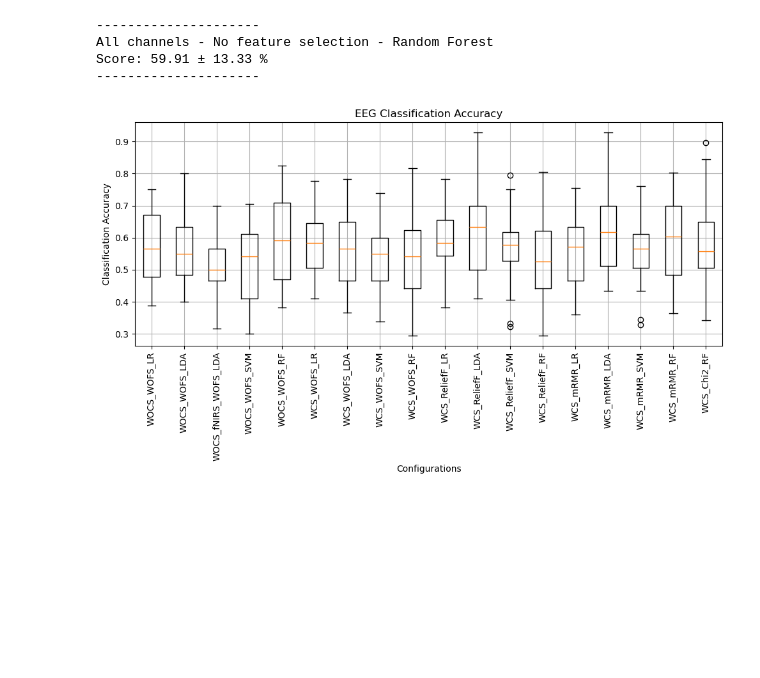
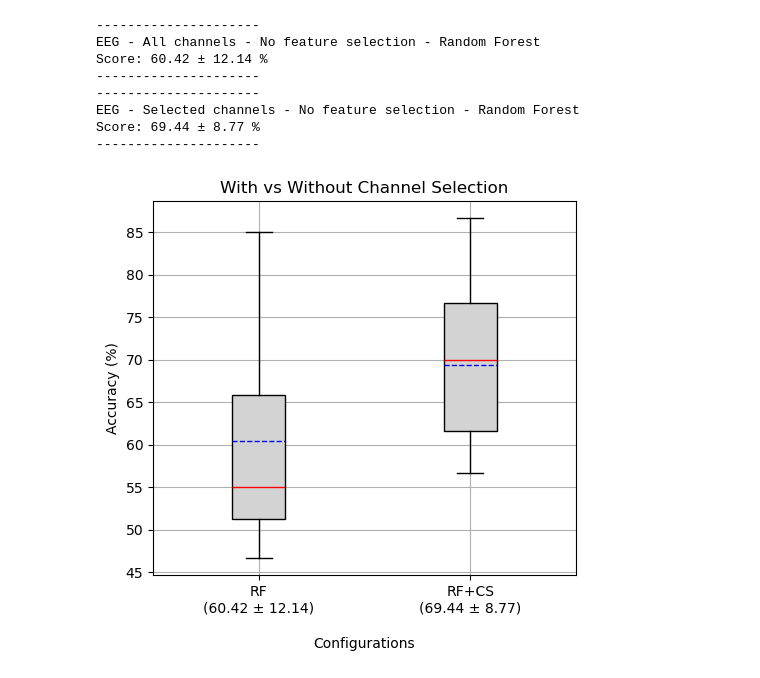
Before and after one commit to AmitParekh1771/cognitive-workload-assessment, a Jupyter notebook: score-analysis.ipynb, the cells around one changed output. Drawn from its saved outputs; the diff is of its cells as text; code cells hidden in the pictures; blank space fills up the shorter version.

```diff
--- a/score-analysis.ipynb
+++ b/score-analysis.ipynb
@@ -9,33 +5,57 @@ subjects = ['01', '02', '03', '04', '05', '06', '07', '08', '09', '10',
 # %%
 config_scores = {}
 # %%
-scores = np.load(f"scores/Dataset_A/WOCS_WOFS_RF.npy")
+scores = np.load(f"scores/Dataset_A/EEG_WOCS_WOFS_RF.npy")
 
-config_scores["WOCS_WOFS_RF"] = scores
+config_scores[f"RF\n({(np.mean(scores)*100):.2f} ± {(np.std(scores)*100):.2f})\n"] = scores * 100
 
 print("---------------------")
-print(f"All channels - No feature selection - Random Forest")
+print(f"EEG - All channels - No feature selection - Random Forest")
 print(f"Score: {(np.mean(scores)*100):.2f} ± {(np.std(scores)*100):.2f} %")
 print("---------------------")
+
+scores = np.load(f"scores/Dataset_A/EEG_WCS_WOFS_RF.npy")
+
+config_scores[f"RF+CS\n({(np.mean(scores)*100):.2f} ± {(np.std(scores)*100):.2f})\n"] = scores * 100
+
+print("---------------------")
+print(f"EEG - Selected channels - No feature selection - Random Forest")
+print(f"Score: {(np.mean(scores)*100):.2f} ± {(np.std(scores)*100):.2f} %")
+print("---------------------")
 # %% [output]
 ---------------------
-All channels - No feature selection - Random Forest
-Score: 59.91 ± 13.33 %
+EEG - All channels - No feature selection - Random Forest
+Score: 60.42 ± 12.14 %
 ---------------------
+---------------------
+EEG - Selected channels - No feature selection - Random Forest
+Score: 69.44 ± 8.77 %
+---------------------
-# %%
-plt.figure(figsize=(10, 6))
-
-plt.boxplot(config_scores.values(), labels=config_scores.keys())
-
-plt.xlabel("Configurations")
-plt.ylabel("Classification Accuracy")
-plt.title(f"EEG Classification Accuracy")
-
-plt.xticks(rotation=90)
-
-plt.grid(True)
-
-plt.tight_layout()
-plt.show()
-# %% [output]
-[figure, removed]
+# %%
+plt.figure(figsize=(5, 5))
+
+plt.boxplot(
+    config_scores.values(),
+    labels=config_scores.keys(),
+    meanline=True,
+    showmeans=True,
+    meanprops=dict(color='blue'),
+    widths=0.25,
+    patch_artist=True,                        # Color the boxes for better visualization
+    boxprops=dict(facecolor='lightgray', color='black'),  # Color for the box
+    capprops=dict(color='black'),                          # Color for the caps
+    whiskerprops=dict(color='black', linestyle='-'),      # Dashed whiskers
+    flierprops=dict(marker='o', color='red', alpha=0.6),  # Color and shape for outliers
+    medianprops=dict(color='red')
+    )
+
+plt.xlabel("Configurations")
+plt.ylabel("Accuracy (%)")
+plt.title(f"With vs Without Channel Selection")
+
+plt.grid(True, which="both")
+
+plt.tight_layout()
+plt.show()
+# %% [output]
+[figure, added]
```
Also changed, not shown: parts of 13 cells of this notebook, 4 other files.
